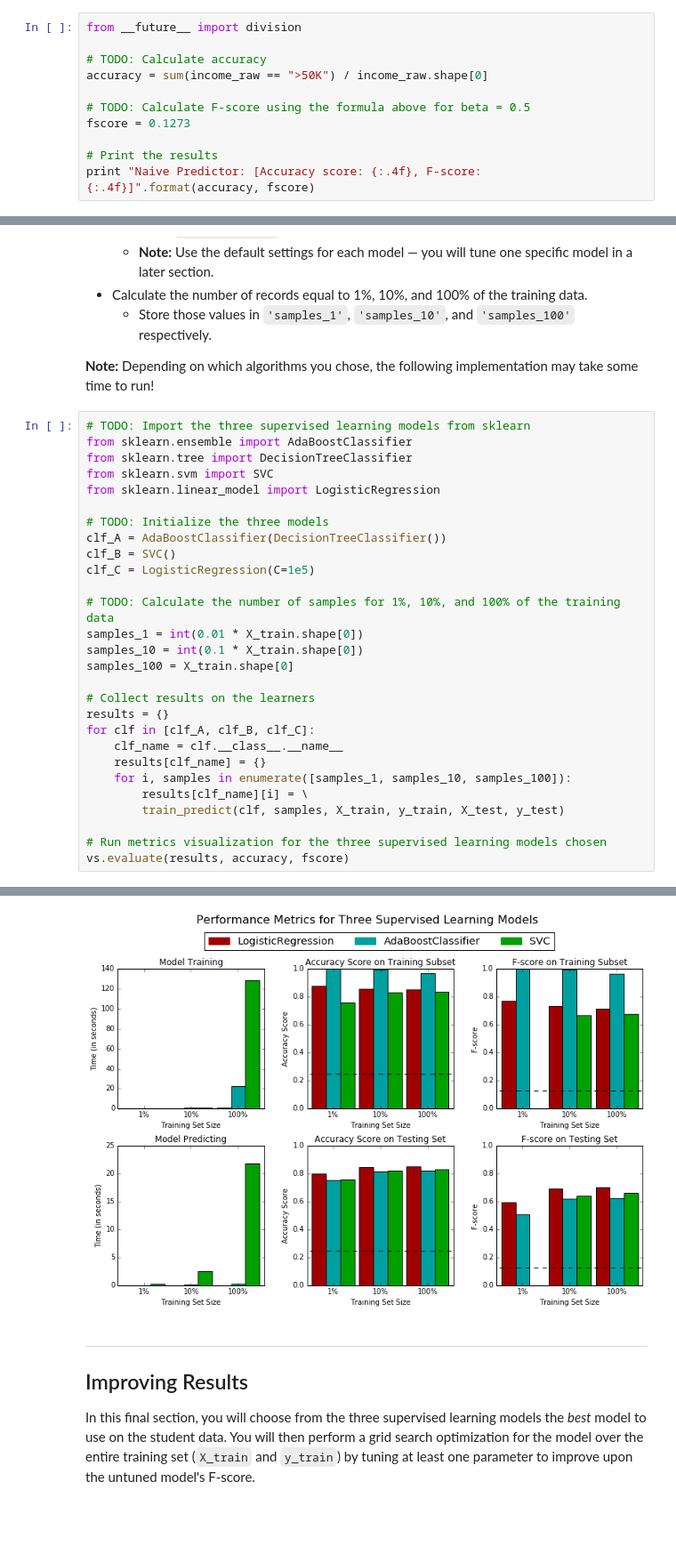
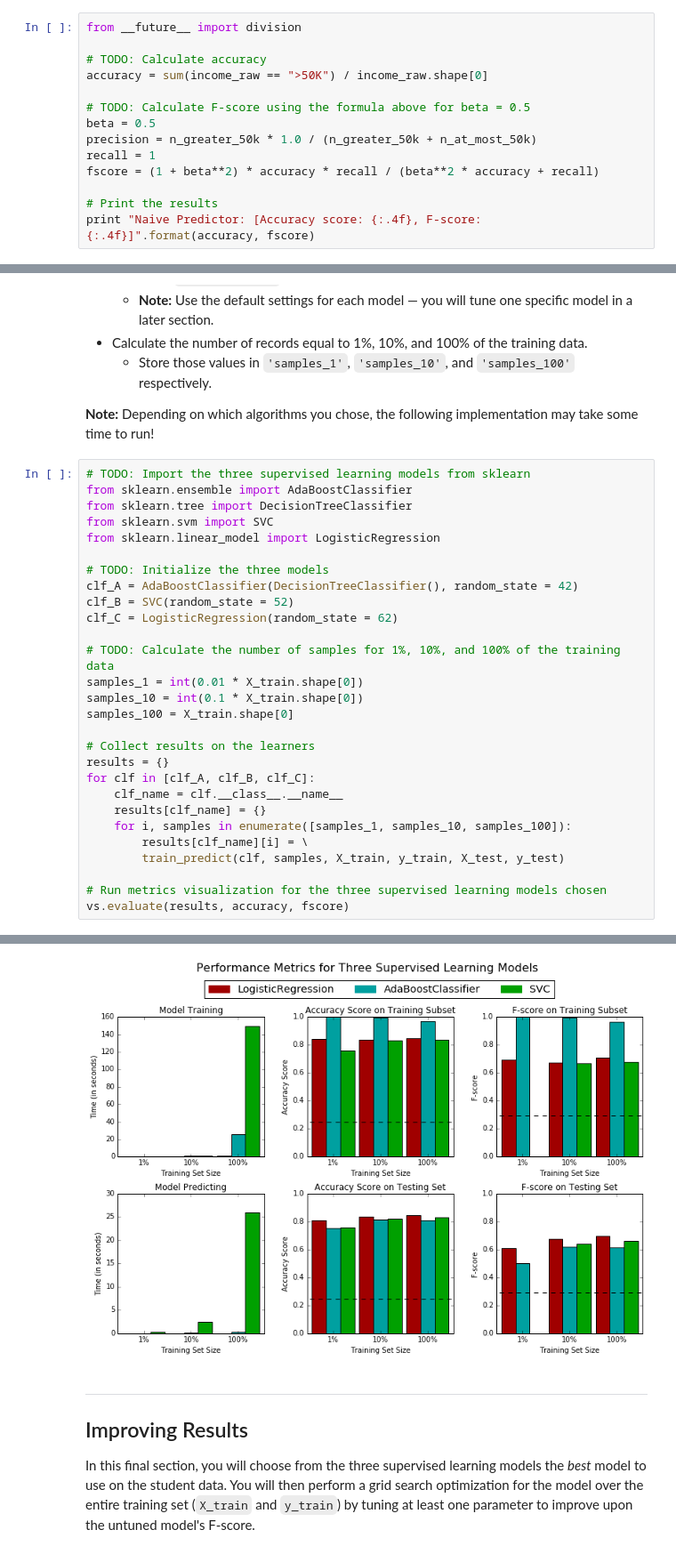
Before and after one commit to bhaskarjitsarmah/finding_donors, a Jupyter notebook: finding_donors.ipynb, the cells around one changed output, grey strips where cells are left out. Shown: that part at 89% size. Drawn from its saved outputs; the diff is of its cells as text; blank space fills up the shorter version.

```diff
--- a/finding_donors.ipynb
+++ b/finding_donors.ipynb
@@ -194,7 +194,10 @@ from __future__ import division
 accuracy = sum(income_raw == ">50K") / income_raw.shape[0]
 
 # TODO: Calculate F-score using the formula above for beta = 0.5
-fscore = 0.1273
+beta = 0.5
+precision = n_greater_50k * 1.0 / (n_greater_50k + n_at_most_50k)
+recall = 1
+fscore = (1 + beta**2) * accuracy * recall / (beta**2 * accuracy + recall)
 
 # Print the results
 print "Naive Predictor: [Accuracy score: {:.4f}, F-score: {:.4f}]".format(accuracy, fscore)
@@ -307,37 +323,37 @@ from sklearn.svm import SVC
 from sklearn.linear_model import LogisticRegression
 
 # TODO: Initialize the three models
-clf_A = AdaBoostClassifier(DecisionTreeClassifier())
-clf_B = SVC()
-clf_C = LogisticRegression(C=1e5)
+clf_A = AdaBoostClassifier(DecisionTreeClassifier(), random_state = 42)
+clf_B = SVC(random_state = 52)
+clf_C = LogisticRegression(random_state = 62)
 
 # TODO: Calculate the number of samples for 1%, 10%, and 100% of the training data
 samples_1 = int(0.01 * X_train.shape[0])
 samples_10 = int(0.1 * X_train.shape[0])
 samples_100 = X_train.shape[0]
 
 # Collect results on the learners
 results = {}
 for clf in [clf_A, clf_B, clf_C]:
     clf_name = clf.__class__.__name__
     results[clf_name] = {}
     for i, samples in enumerate([samples_1, samples_10, samples_100]):
         results[clf_name][i] = \
         train_predict(clf, samples, X_train, y_train, X_test, y_test)
 
 # Run metrics visualization for the three supervised learning models chosen
 vs.evaluate(results, accuracy, fscore)
 # %% [output]
 AdaBoostClassifier trained on 361 samples.
 AdaBoostClassifier trained on 3617 samples.
 AdaBoostClassifier trained on 36177 samples.
 SVC trained on 361 samples.
 SVC trained on 3617 samples.
 SVC trained on 36177 samples.
 LogisticRegression trained on 361 samples.
 LogisticRegression trained on 3617 samples.
 LogisticRegression trained on 36177 samples.
-[figure, old version]
+[figure, new version]
 # %% [markdown]
 ----
 ## Improving Results
```
Also changed, not shown: parts of 8 cells of this notebook.
